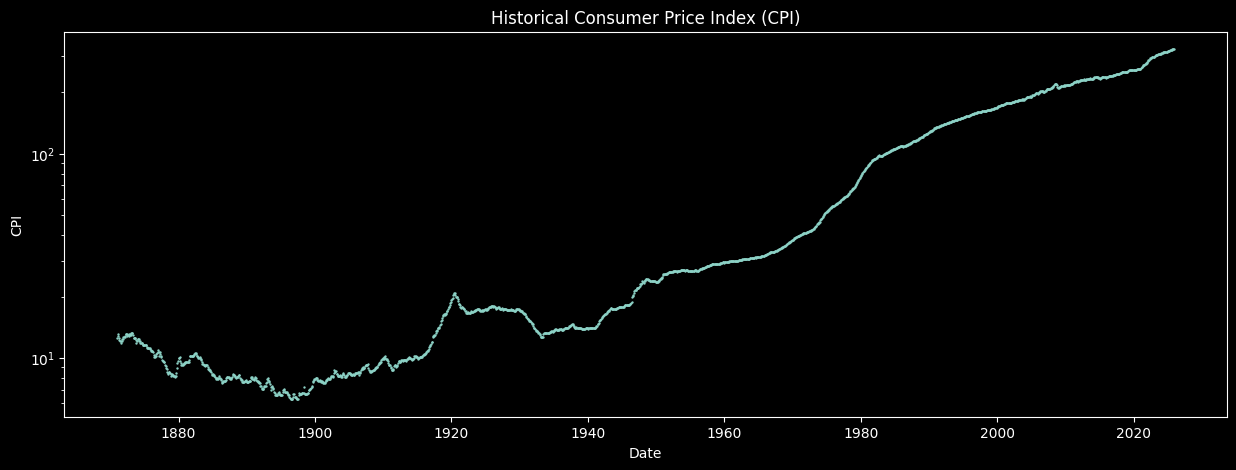
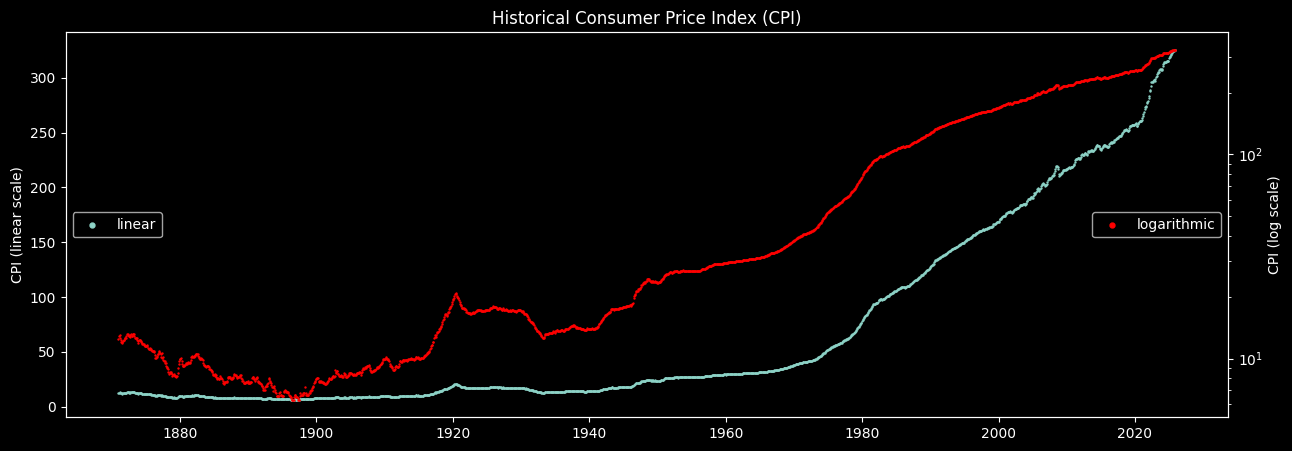
Unified diff of the notebook cell whose output changed from the first chart to the second:
--- before
+++ after
@@ -2,14 +2,21 @@
 cpi = df['CPI']
 
+# Split axis
+figure, linear_axis = pyplot.subplots()
+log_axis = linear_axis.twinx()
 
-# Data
-pyplot.scatter(x=cpi_dates.to_list(), y=cpi.to_list(), s=0.5)
+# Linear
+linear_axis.scatter(x=cpi_dates.to_list(), y=cpi.to_list(), s=0.5, label='linear')
+linear_axis.legend(markerscale=5, loc='center left')
+linear_axis.set_ylabel('CPI (linear scale)')
 
-# Logarithmic scale for ease of reading
-pyplot.yscale('log')
+# Log
+log_axis.set_yscale('log')
+log_axis.scatter(x=cpi_dates.to_list(), y=cpi.to_list(), s=0.5, label='logarithmic', color='red')
 
 # Labels
+pyplot.legend(markerscale=5, ncol=2, loc='center right')
 pyplot.xlabel('Date')
-pyplot.ylabel('CPI')
+pyplot.ylabel('CPI (log scale)')
 pyplot.title('Historical Consumer Price Index (CPI)')
 pyplot.show()

Commit: Make the CPI plot nicer